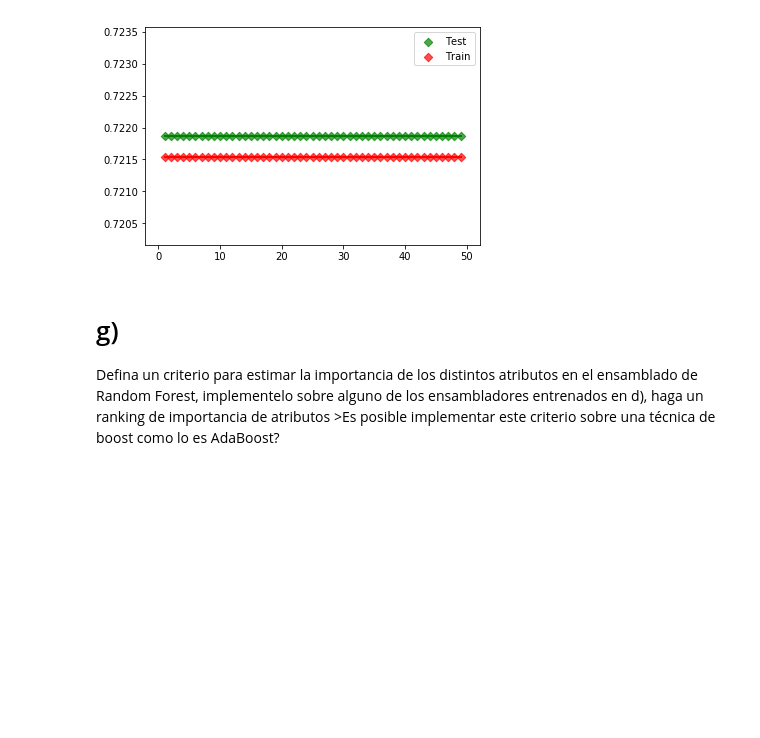
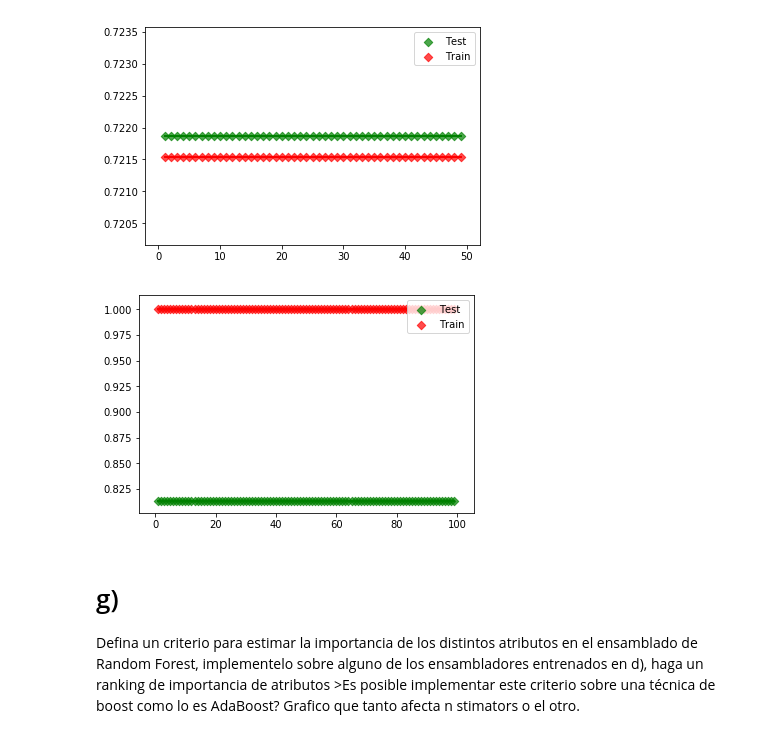
Before and after one commit to matiasarayac/tarea3-ML, a Jupyter notebook: Pregunta_3.ipynb, the cells around one changed output. Cells and saved outputs as stored; diff of their text form; code cells hidden in the pictures; blank space fills up the shorter version.

```diff
--- a/Pregunta_3.ipynb
+++ b/Pregunta_3.ipynb
@@ -315,32 +403,35 @@ plt.show()
 [figure]
 # %%
 from sklearn.naive_bayes import MultinomialNB
-from sklearn.svm import SVC as SVM
-def svmEstimator(c1):
-    model= SVM()
-    model.set_params(C=c1,kernel='linear')
-    model.fit(x_train,y_train)
+from sklearn.discriminant_analysis import LinearDiscriminantAnalysis as LDA
+
+def ldaEstimator(c1):
+    model_lda = LDA()
+    model_lda.fit(x_train,y_train)
     y_pred=model.predict(x_test)
     y_true=y_test
     val=f1_score(y_true, y_pred)
     y_pred=model.predict(x_train)
     y_true=y_train
     val2=f1_score(y_true,y_pred)
     return (val,val2)
 y=[]
 x=[]
 y2=[]
 for i in range(1,100):
-    s=svmEstimator(i)
+    s=ldaEstimator(i)
     y.append(s[0])
     y2.append(s[1])
     x.append(i)
 plt.plot(x,y, 'g', zorder=1, lw=2)
 plt.scatter(x,y,marker="D", c="g", alpha=0.7,label="Test")
 plt.plot(x,y2, 'r', zorder=1, lw=2)
 plt.scatter(x,y2,marker="D", c="r", alpha=0.7,label="Train")
 plt.legend(loc='upper right')
 plt.show()
+# %% [output]
+[figure, added]
 # %% [markdown]
 # g)
 Defina un criterio para estimar la importancia de los distintos atributos en el ensamblado de Random Forest, implementelo sobre alguno de los ensambladores entrenados en d), haga un ranking de importancia de atributos >Es posible implementar este criterio sobre una técnica de boost como lo es AdaBoost?
+Grafico que tanto afecta n stimators o el otro.
```
Also changed, not shown: parts of 5 cells of this notebook.
